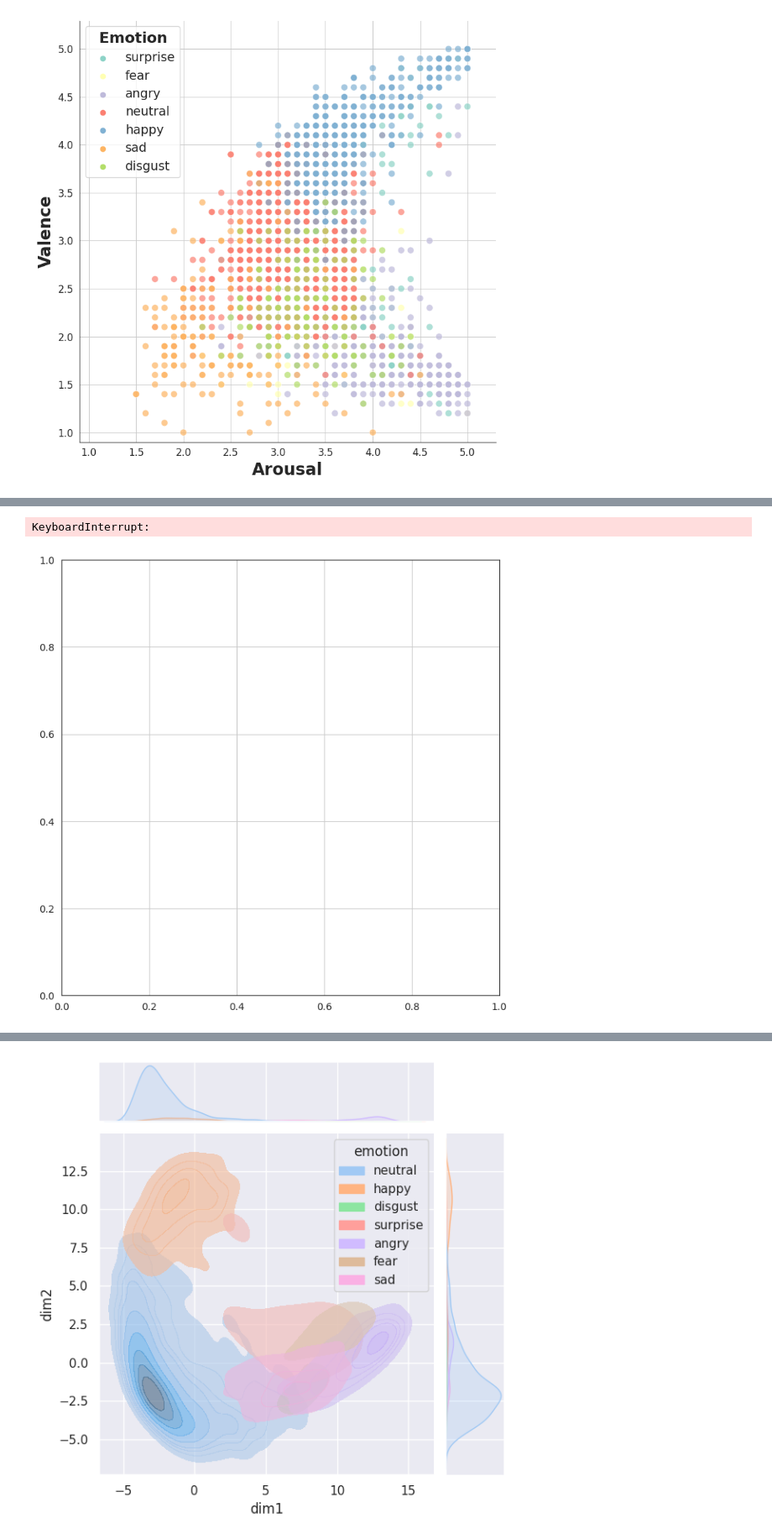
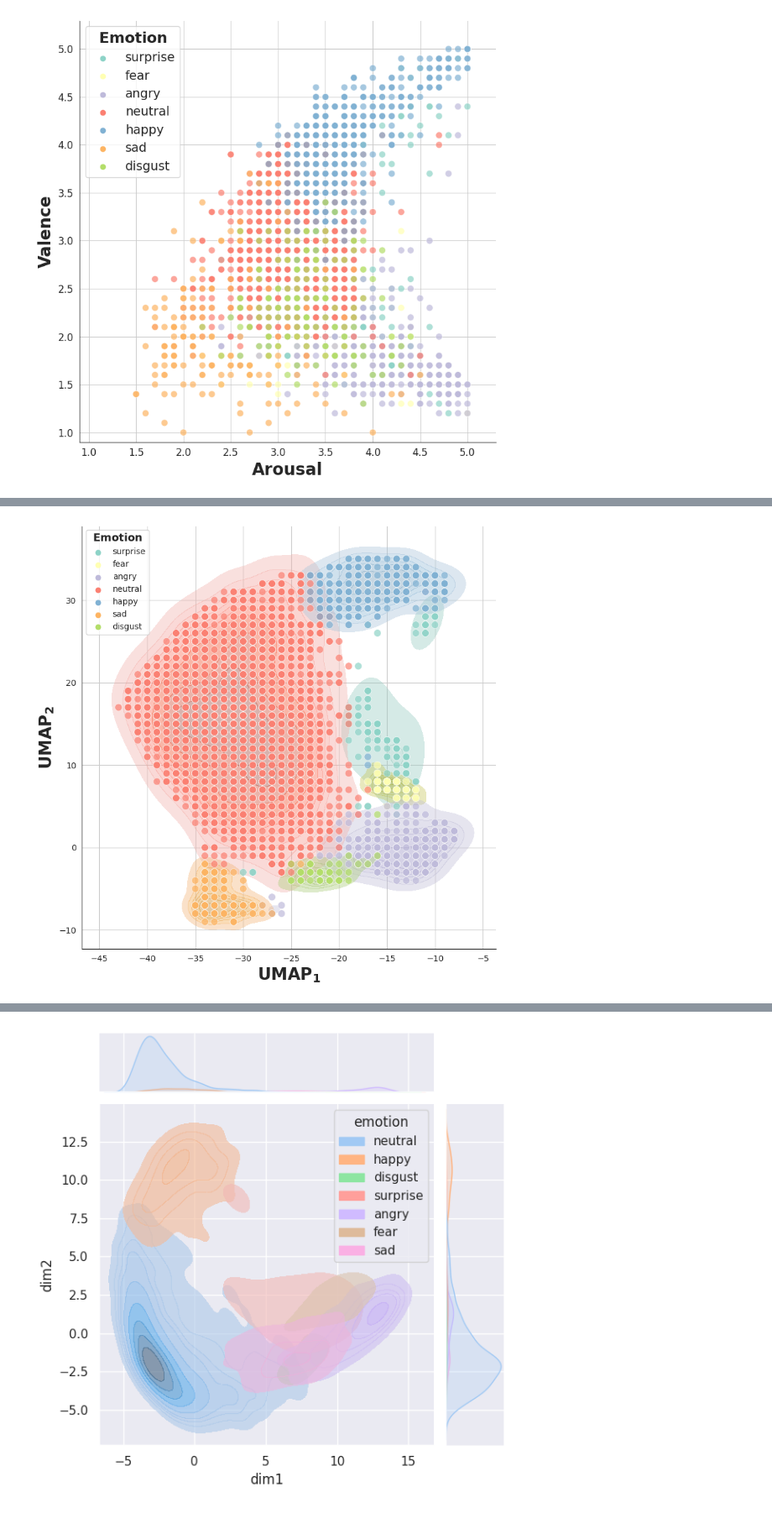
Before and after one commit to 1pha/MulitmodalERC-TensorMixerNetwork, a Jupyter notebook: dim_reduction.ipynb, the cells around one changed output, grey strips where cells are left out. Shown at 84% size. Cells and saved outputs as stored; diff of their text form; code cells hidden in the pictures.

```diff
--- a/dim_reduction.ipynb
+++ b/dim_reduction.ipynb
@@ -213,7 +213,7 @@ def plot_rd(data: np.ndarray,
     if plot_type == "scatter":
         total_df = total_df.round({"dim1": 1, "dim2": 1})
         sns.scatterplot(data=total_df, x="dim1", y="dim2", hue="emotion",
-                        marker='.', alpha=0.8, s=300, palette=sns_cmap, ax=ax)
+                        marker='.', alpha=0.85, s=320, palette=sns_cmap, ax=ax)
     elif plot_type == "joint":
         sns.jointplot(data=total_df, x="dim1", y="dim2", hue="emotion",
                       kind="kde", palette=sns_cmap, fill=True, alpha=0.6)
@@ -223,22 +223,23 @@ def plot_rd(data: np.ndarray,
     elif plot_type == "kde_scatter":
         sns.kdeplot(data=total_df, x="dim1", y="dim2", hue="emotion",
                     palette=sns_cmap, fill=True, alpha=0.4, ax=ax, gridsize=500)
-        sns.scatterplot(data=total_df, x="dim1", y="dim2", hue="emotion", linewidth=0.5,
-                        marker='.', alpha=0.7, s=300, palette=sns_cmap, ax=ax)
+        sns.scatterplot(data=total_df, x="dim1", y="dim2", hue="emotion",
+                        marker='.', alpha=0.7, s=320, palette=sns_cmap, ax=ax)
 
     ax.spines['right'].set_color(None)
     # ax.spines['left'].set_color(None)
     ax.spines['top'].set_color(None)
     # ax.spines['bottom'].set_color(None)
 
-    ax.legend(loc="best",
-              fontsize=10,
-              title=r"$\bf{Emotion}$",
-              frameon=True,
-              fancybox=True,
-              title_fontsize=13)
+    # ax.legend(loc="best",
+    #           fontsize=10,
+    #           title=r"$\bf{Emotion}$",
+    #           frameon=True,
+    #           fancybox=True,
+    #           title_fontsize=13)
+    ax.get_legend().remove()
 
-    ax.set_xlabel(r'$UMAP_1$', fontweight='bold', fontsize=label_fsize)
-    ax.set_ylabel(r'$UMAP_2$', fontweight='bold', fontsize=label_fsize)
+    ax.set_xlabel(r'$\bf{UMAP_1}$', fontweight='bold', fontsize=label_fsize)
+    ax.set_ylabel(r'$\bf{UMAP_2}$', fontweight='bold', fontsize=label_fsize)
 
     fig.tight_layout()
@@ -247,13 +276,14 @@ def plot_rd(data: np.ndarray,
 # %%
 plot_rd(data=total_emb.values,
         total_emotion=total_emotion,
-        dim_reduction="pca",
-        correct_only=False,
+        dim_reduction="umap",
+        correct_only=True,
         incorrect_only=False,
-        title="PCA Linear Pooled",
+        title="UMAP Linear Pooled | Correct only",
+        n_sampling=0,
         plot_type="kde_scatter",
-        n_sampling=0,
+        n_neighbors=15,
+        min_dist=0.6,
         random_state=42)
 # %% [output]
-KeyboardInterrupt:
-[figure, old version]
+[figure, new version]
```
Also changed, not shown: parts of 4 cells of this notebook, 2 other files.
